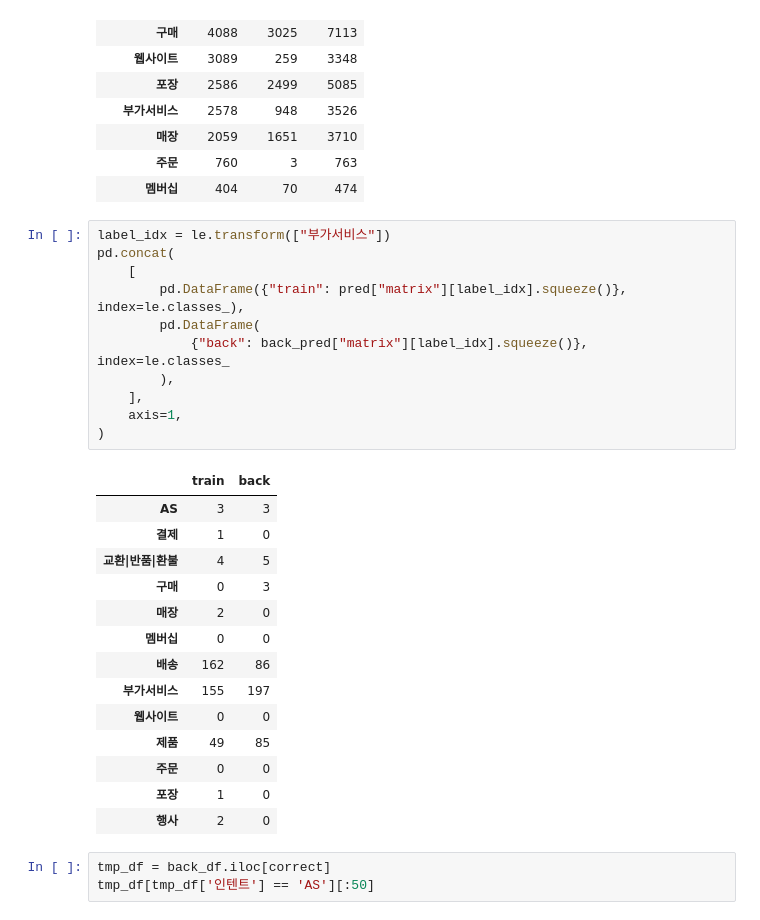
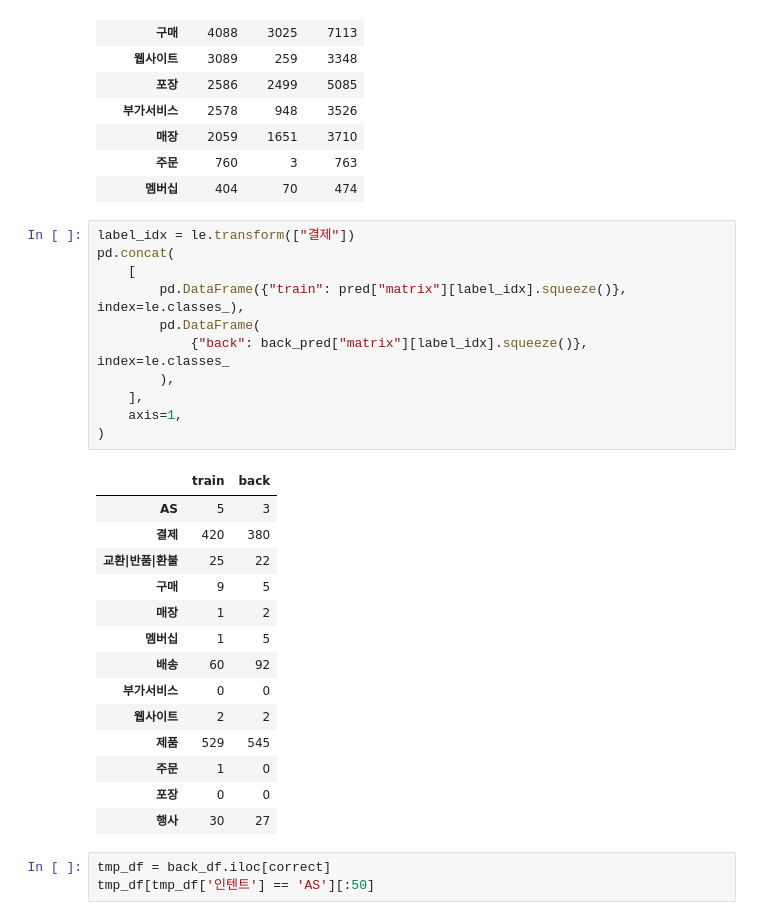
Before and after one commit to uoo723/BigStar-RnD-DA, a Jupyter notebook: notebooks/dev.ipynb, the cells around one changed output. Cells and saved outputs as stored; diff of their text form.

```diff
--- a/notebooks/dev.ipynb
+++ b/notebooks/dev.ipynb
@@ -813,31 +813,31 @@ tmp_df
 | 주문 | 760 | 3 | 763 |
 | 멤버십 | 404 | 70 | 474 |
 # %%
-label_idx = le.transform(["부가서비스"])
+label_idx = le.transform(["결제"])
 pd.concat(
     [
         pd.DataFrame({"train": pred["matrix"][label_idx].squeeze()}, index=le.classes_),
         pd.DataFrame(
             {"back": back_pred["matrix"][label_idx].squeeze()}, index=le.classes_
         ),
     ],
     axis=1,
 )
 # %% [output]
 |  | train | back |
-| AS | 3 | 3 |
-| 결제 | 1 | 0 |
-| 교환|반품|환불 | 4 | 5 |
-| 구매 | 0 | 3 |
-| 매장 | 2 | 0 |
-| 멤버십 | 0 | 0 |
-| 배송 | 162 | 86 |
-| 부가서비스 | 155 | 197 |
-| 웹사이트 | 0 | 0 |
-| 제품 | 49 | 85 |
-| 주문 | 0 | 0 |
-| 포장 | 1 | 0 |
-| 행사 | 2 | 0 |
+| AS | 5 | 3 |
+| 결제 | 420 | 380 |
+| 교환|반품|환불 | 25 | 22 |
+| 구매 | 9 | 5 |
+| 매장 | 1 | 2 |
+| 멤버십 | 1 | 5 |
+| 배송 | 60 | 92 |
+| 부가서비스 | 0 | 0 |
+| 웹사이트 | 2 | 2 |
+| 제품 | 529 | 545 |
+| 주문 | 1 | 0 |
+| 포장 | 0 | 0 |
+| 행사 | 30 | 27 |
 # %%
 tmp_df = back_df.iloc[correct]
 tmp_df[tmp_df['인텐트'] == 'AS'][:50]
```
Also changed, not shown: 1 other file.
